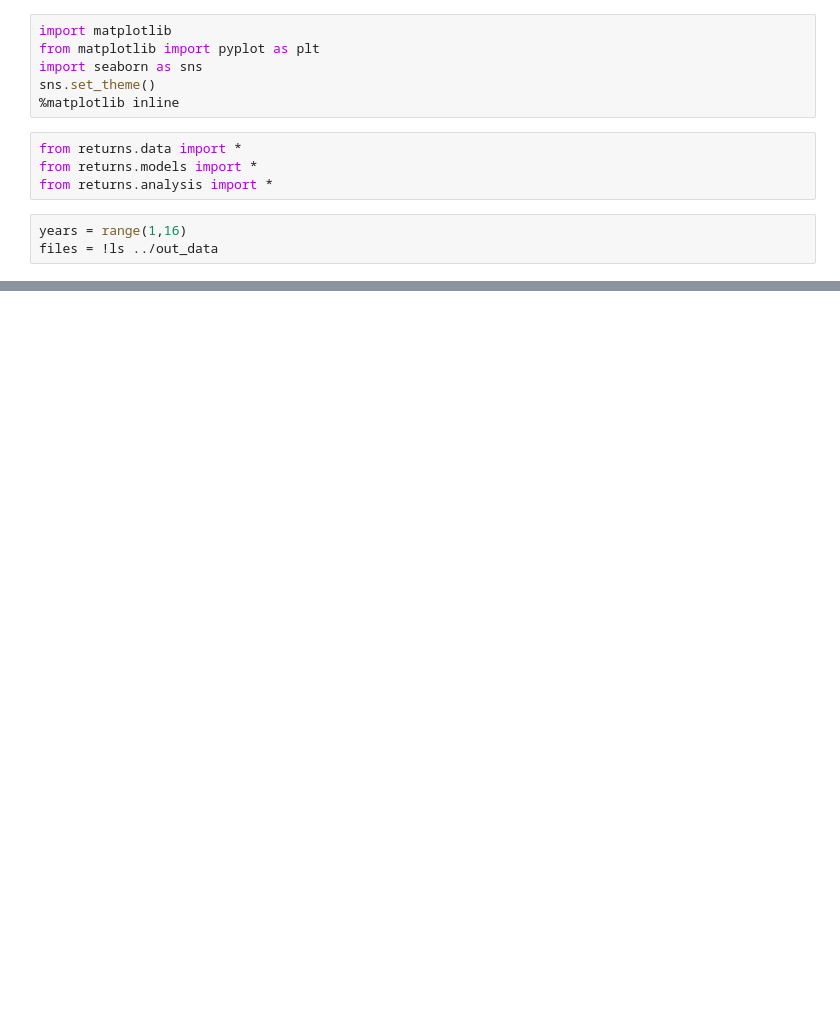
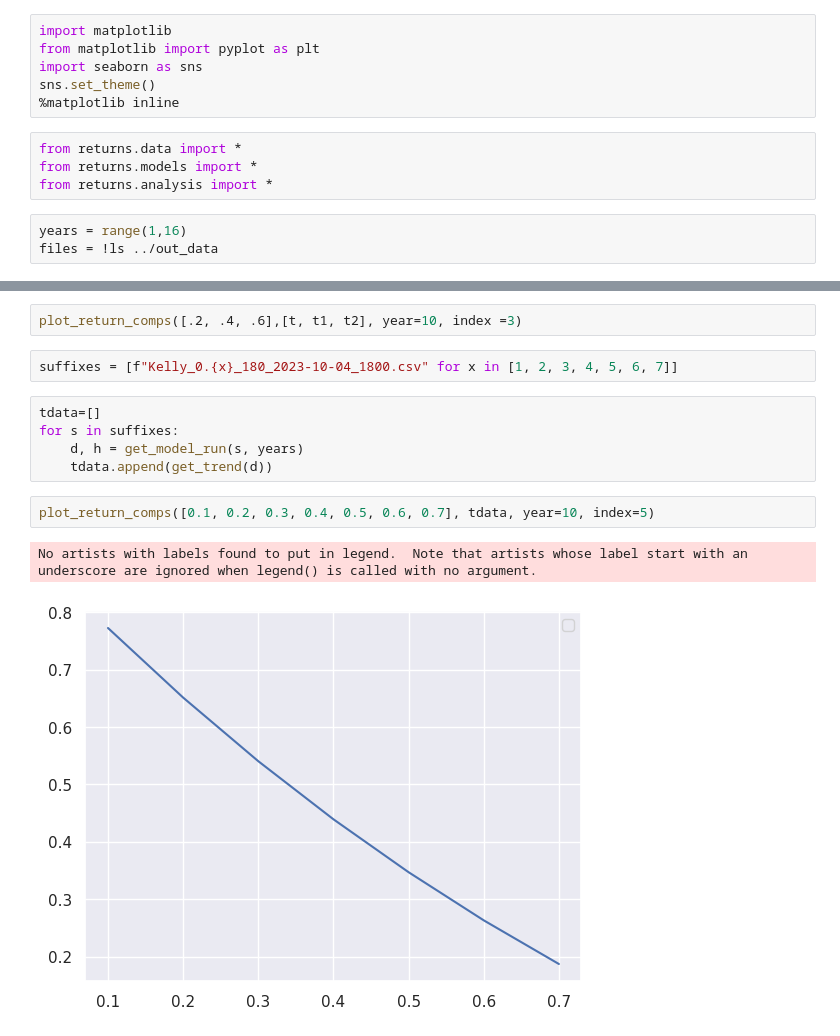
Before and after one commit to DrSkippy/SP500_Historical_Portfolio_Returns, a Jupyter notebook: notebooks/scratch.ipynb, the cells around one changed output, grey strips where cells are left out. Drawn from its saved outputs; the diff is of its cells as text; blank space fills up the shorter version.

```diff
--- a/notebooks/scratch.ipynb
+++ b/notebooks/scratch.ipynb
@@ -149,0 +147,14 @@ No artists with labels found to put in legend.  Note that artists whose label st
+# %%
+plot_return_comps([.2, .4, .6],[t, t1, t2], year=10, index =3)
+# %%
+suffixes = [f"Kelly_0.{x}_180_2023-10-04_1800.csv" for x in [1, 2, 3, 4, 5, 6, 7]]
+# %%
+tdata=[]
+for s in suffixes:
+    d, h = get_model_run(s, years)
+    tdata.append(get_trend(d))
+# %%
+plot_return_comps([0.1, 0.2, 0.3, 0.4, 0.5, 0.6, 0.7], tdata, year=10, index=5)
+# %% [output]
+No artists with labels found to put in legend.  Note that artists whose label start with an underscore are ignored when legend() is called with no argument.
+[figure, added]
```
Also changed, not shown: parts of 7 cells of this notebook, 1 other file.
